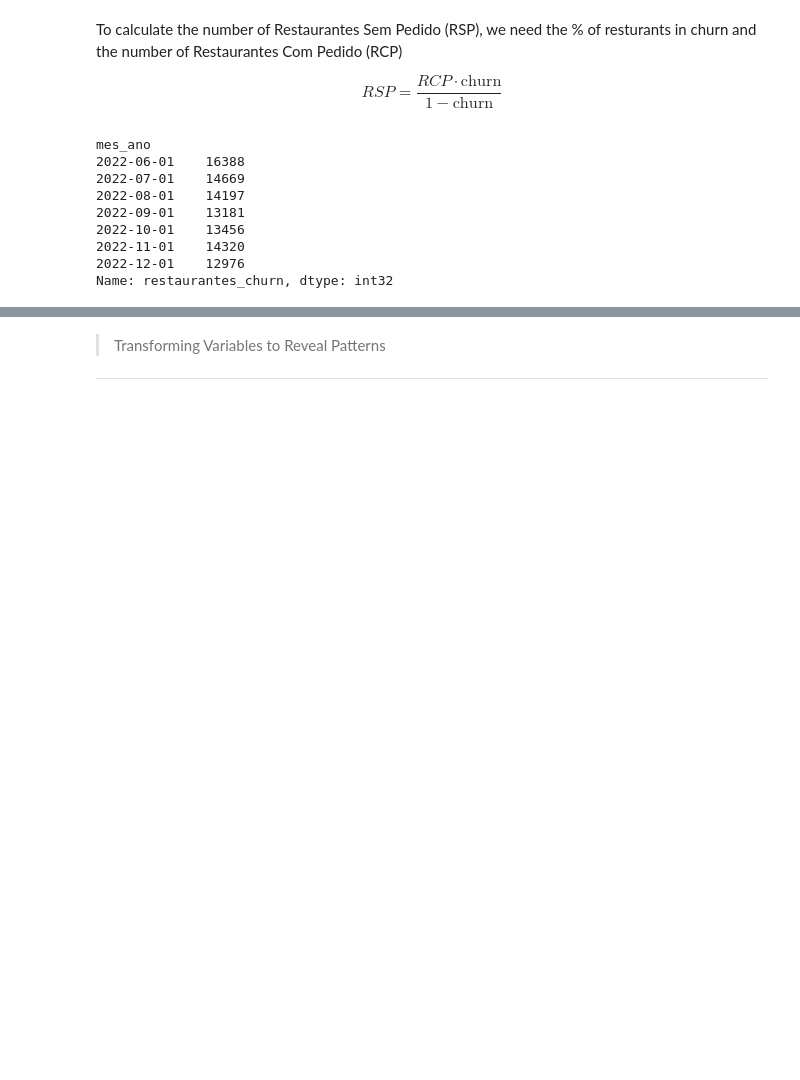
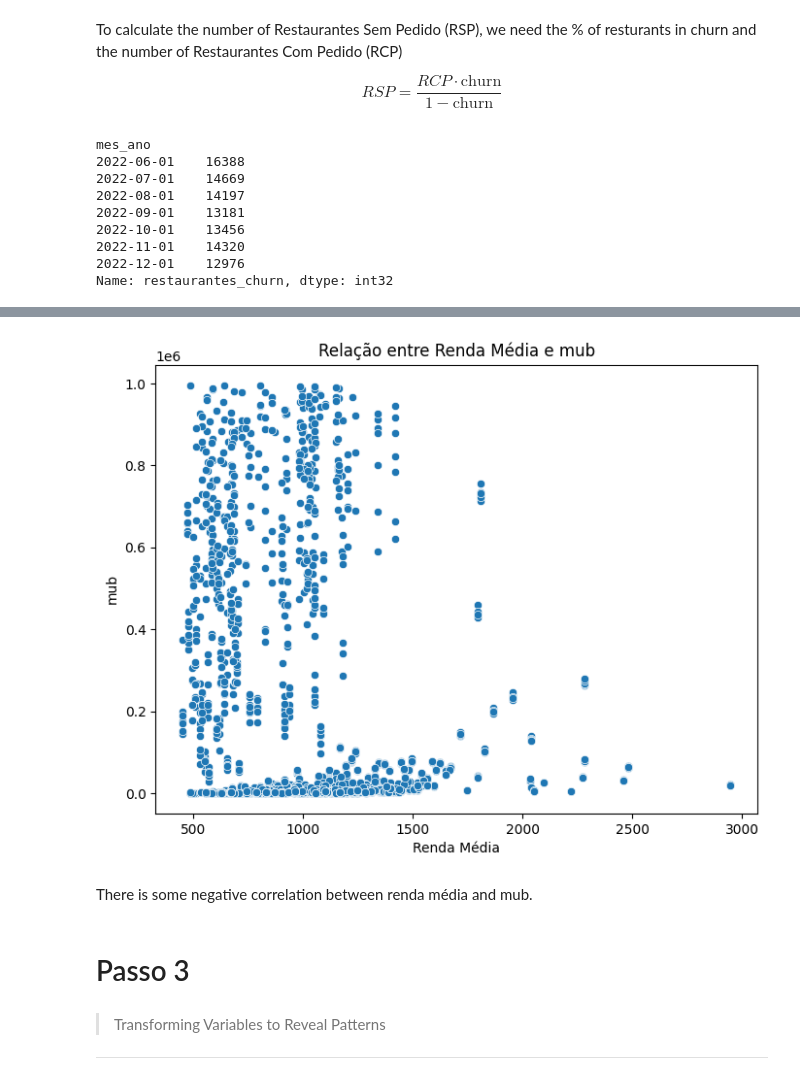
Before and after one commit to j4-metrics/Case-Ifood---Data-Analyst, a Jupyter notebook: PS_Ifood_Data_Analyst.ipynb, the cells around one changed output, grey strips where cells are left out. Saved outputs shown, nothing was run; the diff lists cells and outputs as text; code cells hidden in the pictures; blank space fills up the shorter version.

```diff
--- a/PS_Ifood_Data_Analyst.ipynb
+++ b/PS_Ifood_Data_Analyst.ipynb
@@ -151,3 +228,16 @@ Name: restaurantes_churn, dtype: int32
+# %%
+plt.figure(figsize=(8, 6))
+sns.scatterplot(data=df, x='renda_media', y='mub')
+plt.title('Relação entre Renda Média e mub')
+plt.xlabel('Renda Média')
+plt.ylabel('mub')
+plt.show()
+# %% [output]
+[figure, added]
+# %% [markdown]
+There is some negative correlation between renda média and mub.
+# %% [markdown]
+# Passo 3
 # %% [markdown]
 > Transforming Variables to Reveal Patterns
 ___
```
Also changed, not shown: parts of 16 cells of this notebook.
